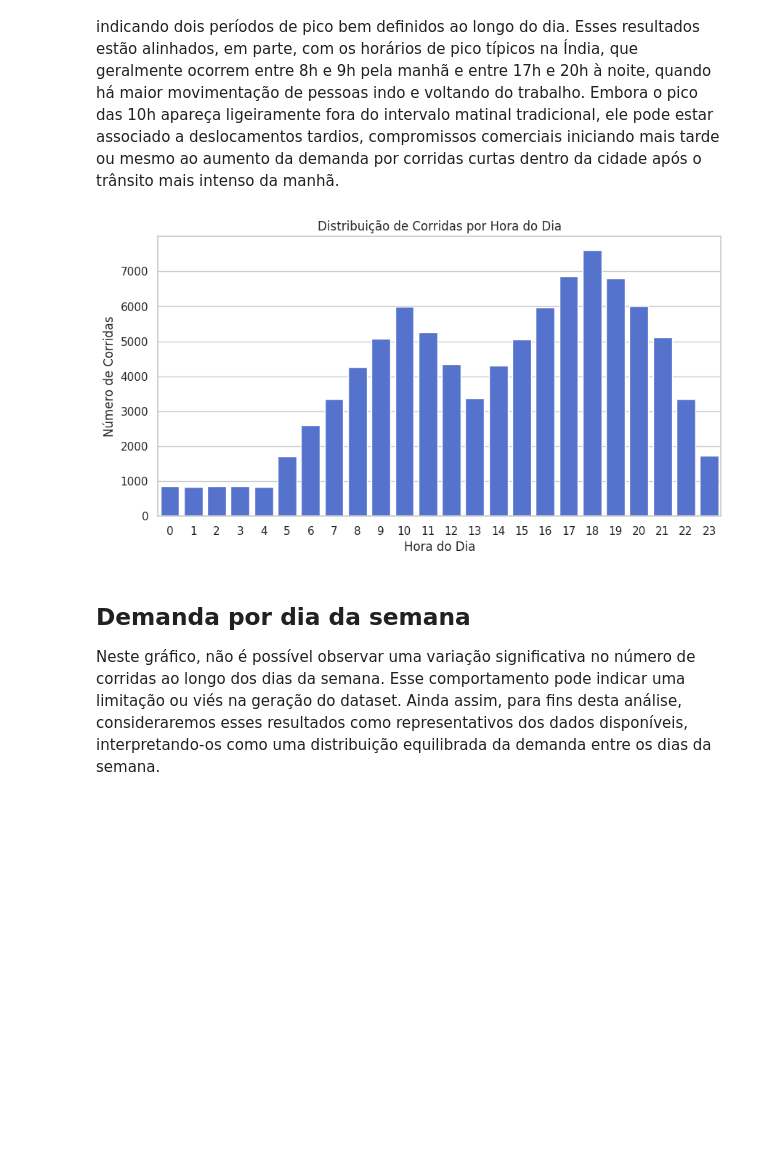
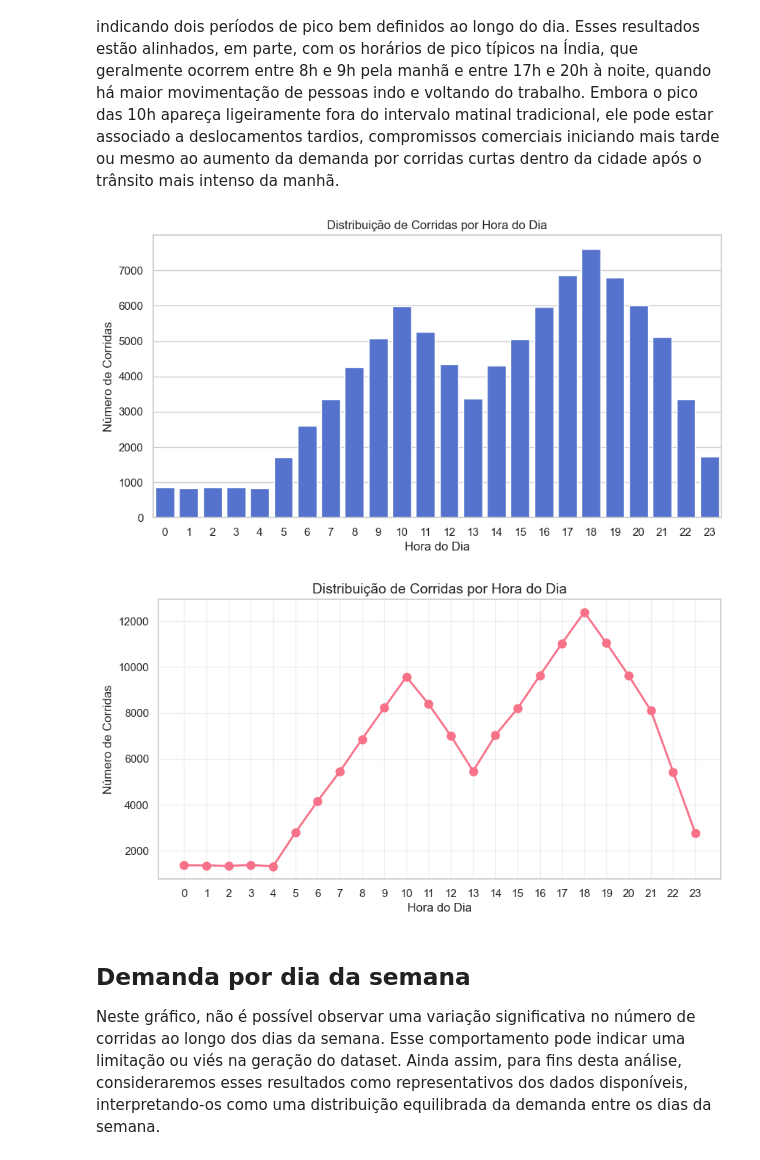
Before and after one commit to DaniloCTM/uber-analytics, a Jupyter notebook: Data Layer/raw/Analytics.ipynb, the cells around one changed output. Drawn from its saved outputs; the diff is of its cells as text; code cells hidden in the pictures; blank space fills up the shorter version.

```diff
--- a/Data Layer/raw/Analytics.ipynb
+++ b/Data Layer/raw/Analytics.ipynb
@@ -93,7 +94,7 @@ df.duplicated(subset='Booking ID').sum()
 O objetivo desta análise é gerar insights relevantes para os motoristas da Uber, auxiliando-os a maximizar seus ganhos e otimizar o tempo de trabalho. Para isso, serão identificados os melhores horários e locais para operar, considerando as variações de demanda ao longo dos diferentes dias da semana. Essa análise permitirá compreender padrões de comportamento dos usuários e orientar decisões estratégicas sobre quando e onde dirigir para obter os melhores resultados.
 # %%
 # Configurações visuais
-sns.set(style="whitegrid", palette="viridis")
+sns.set(style="whitegrid", palette="husl")
 # %%
 # Converter colunas de data e hora
 df['Date'] = pd.to_datetime(df['Date'], errors='coerce')
@@ -112,14 +115,25 @@ Neste gráfico, observa-se que os horários de maior demanda são às 10h e às
 # %%
 # === 1. Demanda por hora ===
 plt.figure(figsize=(10,5))
 sns.countplot(data=completed, x='Hour', color='royalblue')
 plt.title('Distribuição de Corridas por Hora do Dia')
 plt.xlabel('Hora do Dia')
 plt.ylabel('Número de Corridas')
 plt.xticks(range(0, 24))
 plt.show()
+
+hourly_bookings = df['Hour'].value_counts().sort_index()
+plt.figure(figsize=(10, 5))
+plt.plot(hourly_bookings.index, hourly_bookings.values, marker='o', linewidth=2, markersize=8)
+plt.title('Distribuição de Corridas por Hora do Dia', fontsize=14)
+plt.xlabel('Hora do Dia')
+plt.ylabel('Número de Corridas')
+plt.grid(True, alpha=0.3)
+plt.xticks(range(0, 24))
+plt.show()
 # %% [output]
-[figure, old version]
+[figure, new version]
+[figure, added]
 # %% [markdown]
 ## Demanda por dia da semana
 
```
Also changed, not shown: parts of 15 cells of this notebook, 1 other file.
